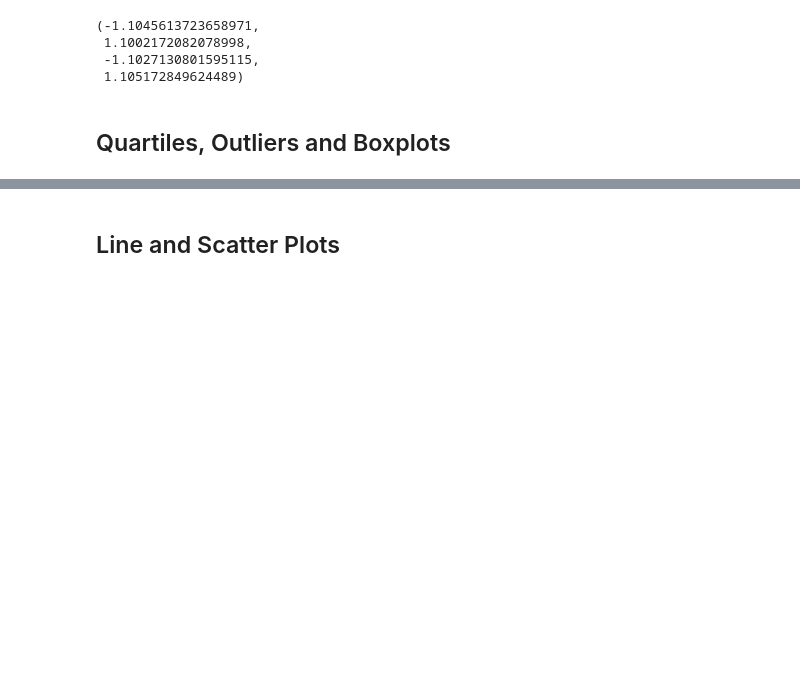
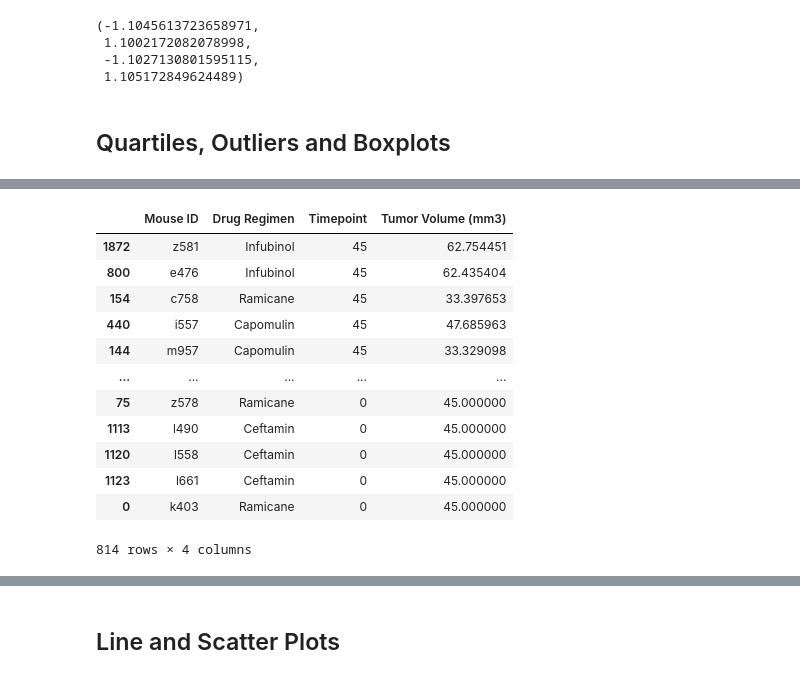
Before and after one commit to lgrayes/matplotlib-challenge, a Jupyter notebook: Pymaceuticals/matTest02.ipynb, the cells around one changed output, grey strips where cells are left out. Drawn from its saved outputs; the diff is of its cells as text; code cells hidden in the pictures; blank space fills up the shorter version.

```diff
--- a/Pymaceuticals/matTest02.ipynb
+++ b/Pymaceuticals/matTest02.ipynb
@@ -596,0 +635,18 @@ plt.axis("equal")
+# %%
+# Sort from highest to lowest, based on timepoint, use ascending=False
+regimen7sorted_df = regimen7specified_df.sort_values("Timepoint", ascending=False)
+regimen7sorted_df
+# %% [output]
+|  | Mouse ID | Drug Regimen | Timepoint | Tumor Volume (mm3) |
+| 1872 | z581 | Infubinol | 45 | 62.754451 |
+| 800 | e476 | Infubinol | 45 | 62.435404 |
+| 154 | c758 | Ramicane | 45 | 33.397653 |
+| 440 | i557 | Capomulin | 45 | 47.685963 |
+| 144 | m957 | Capomulin | 45 | 33.329098 |
+| ... | ... | ... | ... | ... |
+| 75 | z578 | Ramicane | 0 | 45.000000 |
+| 1113 | l490 | Ceftamin | 0 | 45.000000 |
+| 1120 | l558 | Ceftamin | 0 | 45.000000 |
+| 1123 | l661 | Ceftamin | 0 | 45.000000 |
+| 0 | k403 | Ramicane | 0 | 45.000000 |
+814 rows × 4 columns
```
Also changed, not shown: parts of 7 cells of this notebook.
